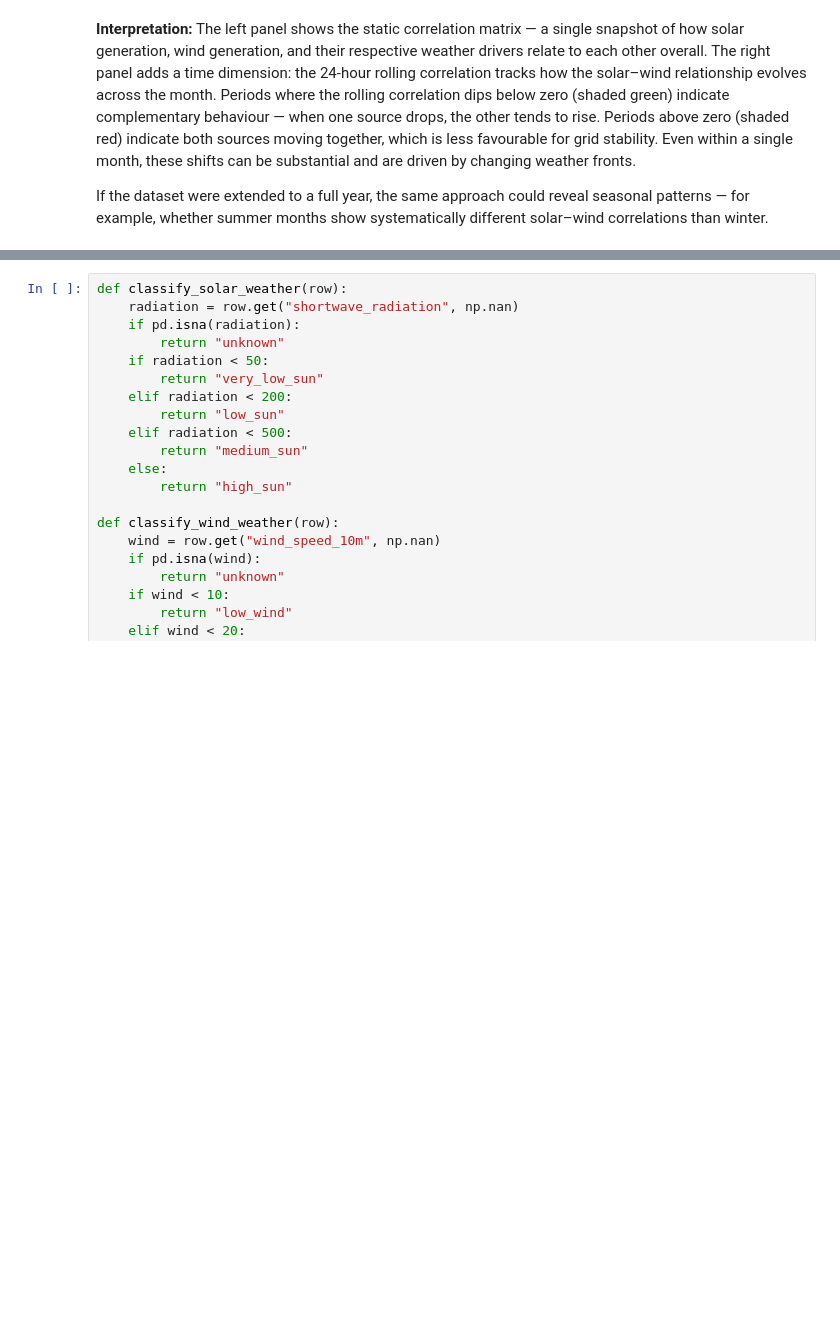
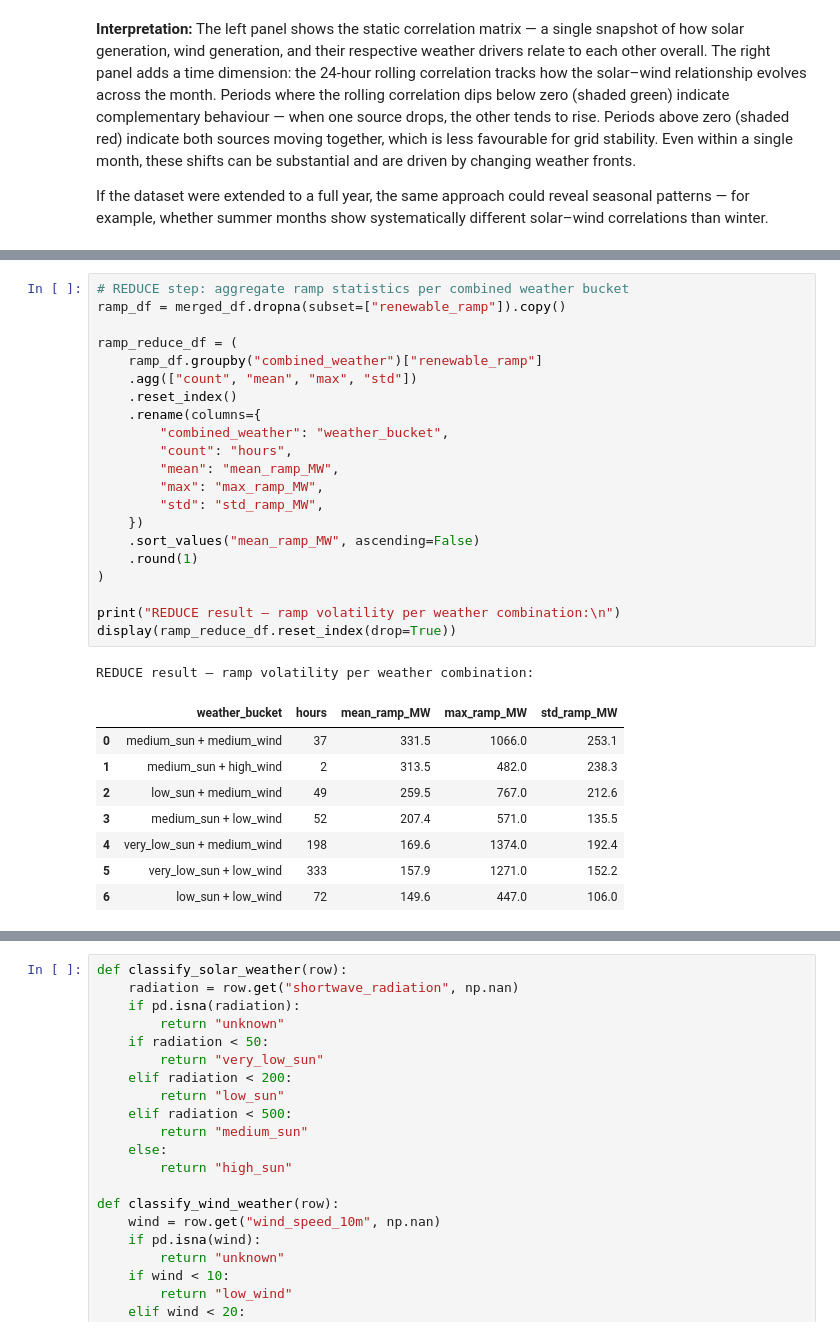
Before and after one commit to yosufe03/BDINF_Project, a Jupyter notebook: anaconda_projects/main.ipynb, the cells around one changed output, grey strips where cells are left out. Cells and saved outputs as stored; diff of their text form; blank space fills up the shorter version.

```diff
--- a/anaconda_projects/main.ipynb
+++ b/anaconda_projects/main.ipynb
@@ -828,0 +896,31 @@ This is still a small in-memory example in Python, but it follows the MapReduce
+# %%
+# REDUCE step: aggregate ramp statistics per combined weather bucket
+ramp_df = merged_df.dropna(subset=["renewable_ramp"]).copy()
+
+ramp_reduce_df = (
+    ramp_df.groupby("combined_weather")["renewable_ramp"]
+    .agg(["count", "mean", "max", "std"])
+    .reset_index()
+    .rename(columns={
+        "combined_weather": "weather_bucket",
+        "count": "hours",
+        "mean": "mean_ramp_MW",
+        "max": "max_ramp_MW",
+        "std": "std_ramp_MW",
+    })
+    .sort_values("mean_ramp_MW", ascending=False)
+    .round(1)
+)
+
+print("REDUCE result – ramp volatility per weather combination:\n")
+display(ramp_reduce_df.reset_index(drop=True))
+# %% [output]
+REDUCE result – ramp volatility per weather combination:
+|  | weather_bucket | hours | mean_ramp_MW | max_ramp_MW | std_ramp_MW |
+| 0 | medium_sun + medium_wind | 37 | 331.5 | 1066.0 | 253.1 |
+| 1 | medium_sun + high_wind | 2 | 313.5 | 482.0 | 238.3 |
+| 2 | low_sun + medium_wind | 49 | 259.5 | 767.0 | 212.6 |
+| 3 | medium_sun + low_wind | 52 | 207.4 | 571.0 | 135.5 |
+| 4 | very_low_sun + medium_wind | 198 | 169.6 | 1374.0 | 192.4 |
+| 5 | very_low_sun + low_wind | 333 | 157.9 | 1271.0 | 152.2 |
+| 6 | low_sun + low_wind | 72 | 149.6 | 447.0 | 106.0 |
```
Also changed, not shown: parts of 10 cells of this notebook.
